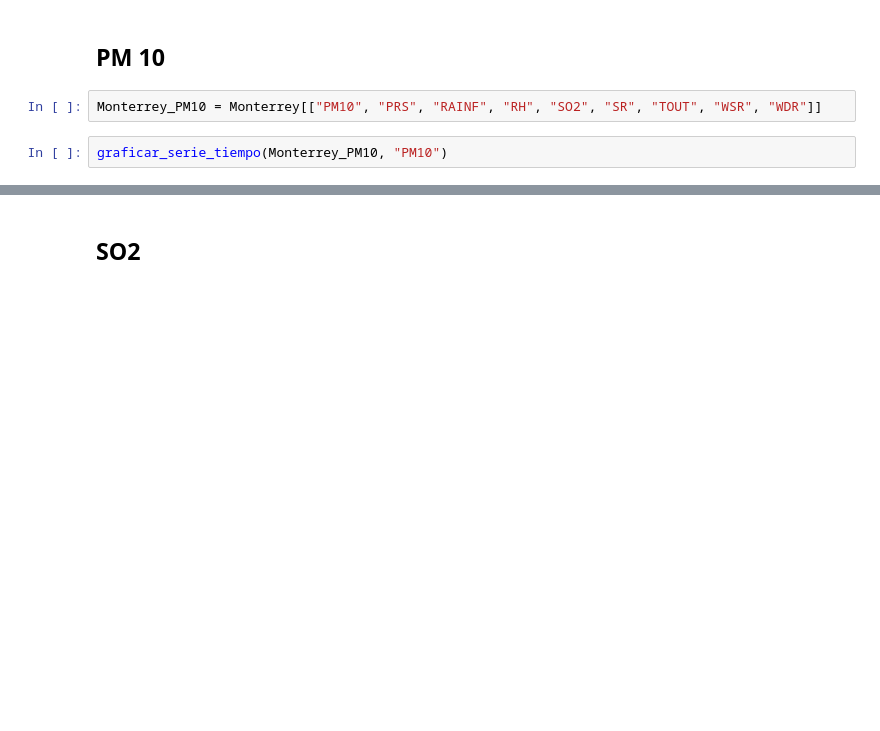
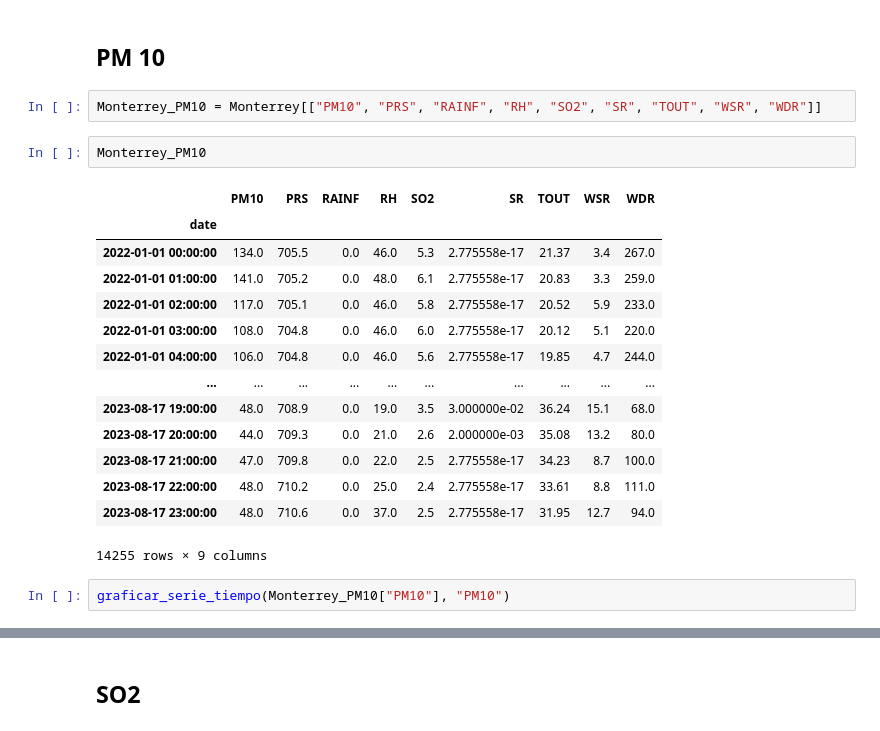
Before and after one commit to XJoseAntonioX/Air_quality_analysis_and_forecasting, a Jupyter notebook: Analisis_Series_Tiempo.ipynb, the cells around one changed output, grey strips where cells are left out. Cells and saved outputs as stored; diff of their text form; blank space fills up the shorter version.

```diff
--- a/Analisis_Series_Tiempo.ipynb
+++ b/Analisis_Series_Tiempo.ipynb
@@ -44,5 +126,22 @@ def Periodograma(df, columna):
 ## PM 10
 # %%
 Monterrey_PM10 = Monterrey[["PM10", "PRS", "RAINF", "RH", "SO2", "SR", "TOUT", "WSR", "WDR"]]
+# %%
+Monterrey_PM10
+# %% [output]
+|  | PM10 | PRS | RAINF | RH | SO2 | SR | TOUT | WSR | WDR |
+| date |  |  |  |  |  |  |  |  |  |
+| 2022-01-01 00:00:00 | 134.0 | 705.5 | 0.0 | 46.0 | 5.3 | 2.775558e-17 | 21.37 | 3.4 | 267.0 |
+| 2022-01-01 01:00:00 | 141.0 | 705.2 | 0.0 | 48.0 | 6.1 | 2.775558e-17 | 20.83 | 3.3 | 259.0 |
+| 2022-01-01 02:00:00 | 117.0 | 705.1 | 0.0 | 46.0 | 5.8 | 2.775558e-17 | 20.52 | 5.9 | 233.0 |
+| 2022-01-01 03:00:00 | 108.0 | 704.8 | 0.0 | 46.0 | 6.0 | 2.775558e-17 | 20.12 | 5.1 | 220.0 |
+| 2022-01-01 04:00:00 | 106.0 | 704.8 | 0.0 | 46.0 | 5.6 | 2.775558e-17 | 19.85 | 4.7 | 244.0 |
+| ... | ... | ... | ... | ... | ... | ... | ... | ... | ... |
+| 2023-08-17 19:00:00 | 48.0 | 708.9 | 0.0 | 19.0 | 3.5 | 3.000000e-02 | 36.24 | 15.1 | 68.0 |
+| 2023-08-17 20:00:00 | 44.0 | 709.3 | 0.0 | 21.0 | 2.6 | 2.000000e-03 | 35.08 | 13.2 | 80.0 |
+| 2023-08-17 21:00:00 | 47.0 | 709.8 | 0.0 | 22.0 | 2.5 | 2.775558e-17 | 34.23 | 8.7 | 100.0 |
+| 2023-08-17 22:00:00 | 48.0 | 710.2 | 0.0 | 25.0 | 2.4 | 2.775558e-17 | 33.61 | 8.8 | 111.0 |
+| 2023-08-17 23:00:00 | 48.0 | 710.6 | 0.0 | 37.0 | 2.5 | 2.775558e-17 | 31.95 | 12.7 | 94.0 |
+14255 rows × 9 columns
 # %%
-graficar_serie_tiempo(Monterrey_PM10, "PM10")
+graficar_serie_tiempo(Monterrey_PM10["PM10"], "PM10")
```
Also changed, not shown: parts of 6 cells of this notebook.
